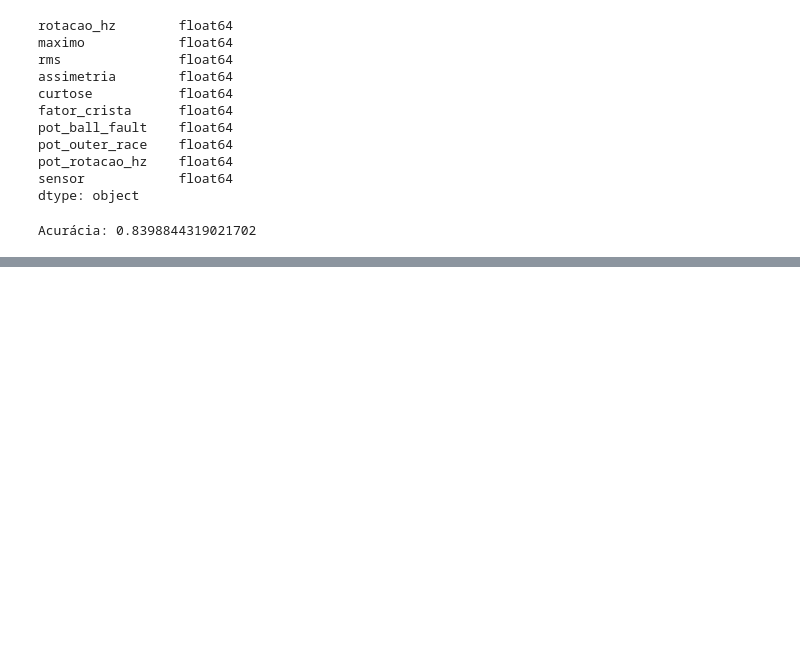
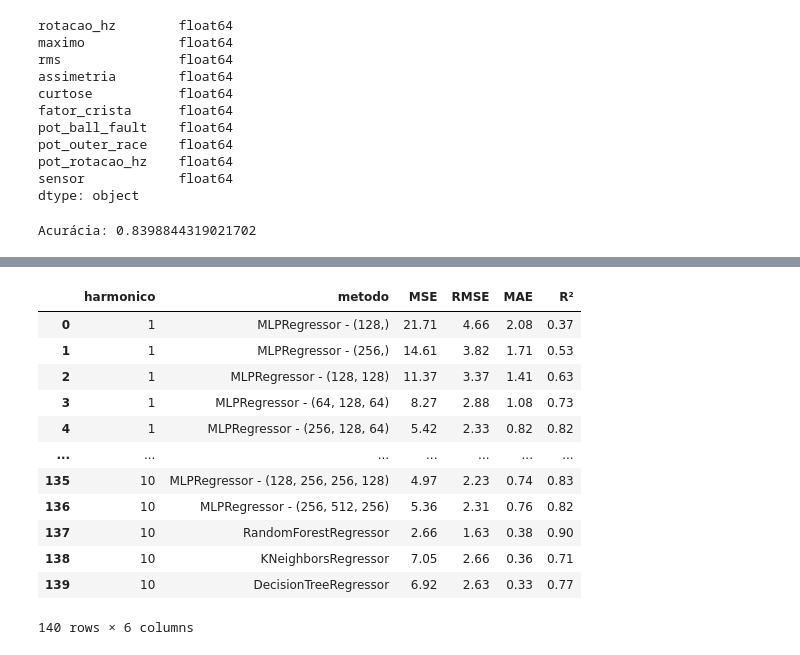
Before and after one commit to dossleo/ProjetoFinal_LeoanrdoPacheco_UFRJ_LAVI, a Jupyter notebook: teste_multiclass_classification.ipynb, the cells around one changed output, grey strips where cells are left out. Drawn from its saved outputs; the diff is of its cells as text; code cells hidden in the pictures; blank space fills up the shorter version.

```diff
--- a/multiclass_classification.ipynb
+++ b/teste_multiclass_classification.ipynb
@@ -148,0 +167,23 @@ Acurácia: 0.8398844319021702
+# %%
+import numpy as np
+indicadores['MSE'] = np.round(indicadores['MSE'],2)
+indicadores['RMSE'] = np.round(indicadores['RMSE'],2)
+indicadores['MAE'] = np.round(indicadores['MAE'],2)
+indicadores['R²'] = np.round(indicadores['R²'],2)
+
+indicadores = indicadores[['harmonico','metodo','MSE','RMSE','MAE','R²']]
+indicadores
+# %% [output]
+|  | harmonico | metodo | MSE | RMSE | MAE | R² |
+| 0 | 1 | MLPRegressor - (128,) | 21.71 | 4.66 | 2.08 | 0.37 |
+| 1 | 1 | MLPRegressor - (256,) | 14.61 | 3.82 | 1.71 | 0.53 |
+| 2 | 1 | MLPRegressor - (128, 128) | 11.37 | 3.37 | 1.41 | 0.63 |
+| 3 | 1 | MLPRegressor - (64, 128, 64) | 8.27 | 2.88 | 1.08 | 0.73 |
+| 4 | 1 | MLPRegressor - (256, 128, 64) | 5.42 | 2.33 | 0.82 | 0.82 |
+| ... | ... | ... | ... | ... | ... | ... |
+| 135 | 10 | MLPRegressor - (128, 256, 256, 128) | 4.97 | 2.23 | 0.74 | 0.83 |
+| 136 | 10 | MLPRegressor - (256, 512, 256) | 5.36 | 2.31 | 0.76 | 0.82 |
+| 137 | 10 | RandomForestRegressor | 2.66 | 1.63 | 0.38 | 0.90 |
+| 138 | 10 | KNeighborsRegressor | 7.05 | 2.66 | 0.36 | 0.71 |
+| 139 | 10 | DecisionTreeRegressor | 6.92 | 2.63 | 0.33 | 0.77 |
+140 rows × 6 columns
```
Also changed, not shown: parts of 2 cells of this notebook, 6 other files.
